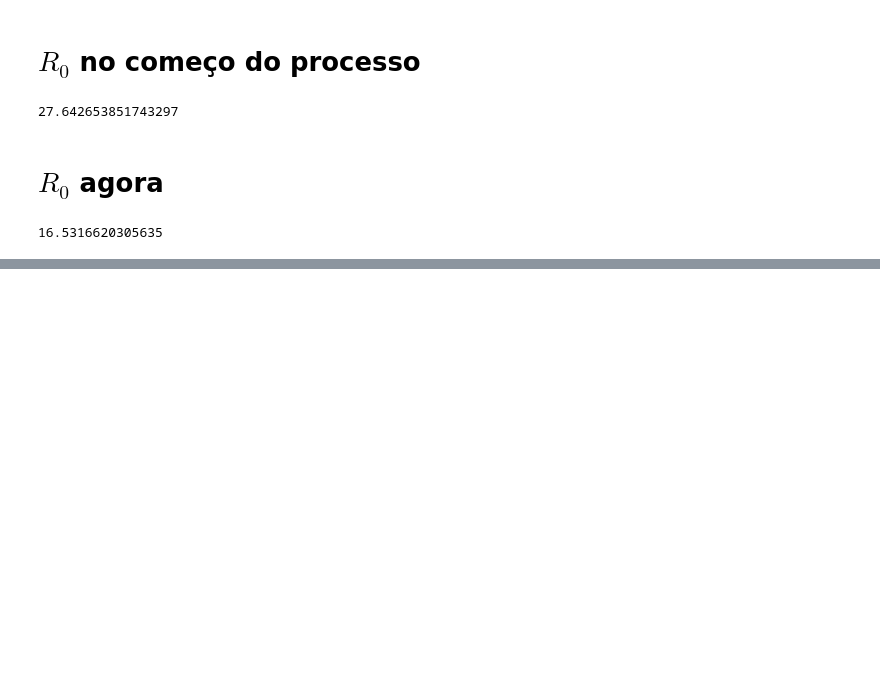
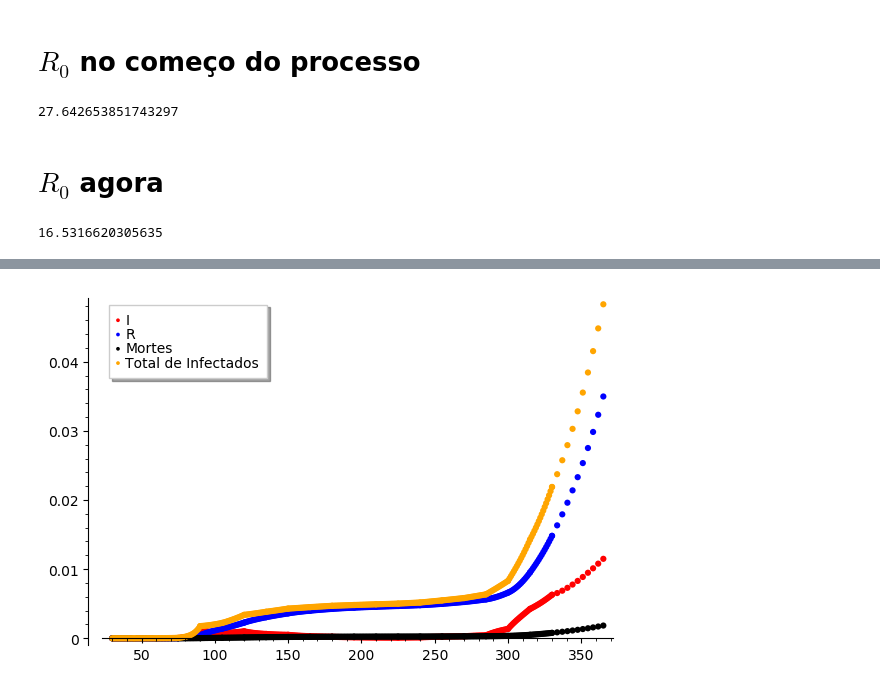
Before and after one commit to IgorMichels/MM4, a Jupyter notebook: Notebooks/Fit.ipynb, the cells around one changed output, grey strips where cells are left out. Saved outputs shown, nothing was run; the diff lists cells and outputs as text; code cells hidden in the pictures; blank space fills up the shorter version.

```diff
--- a/Notebooks/Fit.ipynb
+++ b/Notebooks/Fit.ipynb
@@ -300,0 +363,4 @@ R0
+# %%
+show(plot2 + plot3 + plot4 + plot5)
+# %% [output]
+[figure, added]
```
Also changed, not shown: parts of 3 cells of this notebook.
